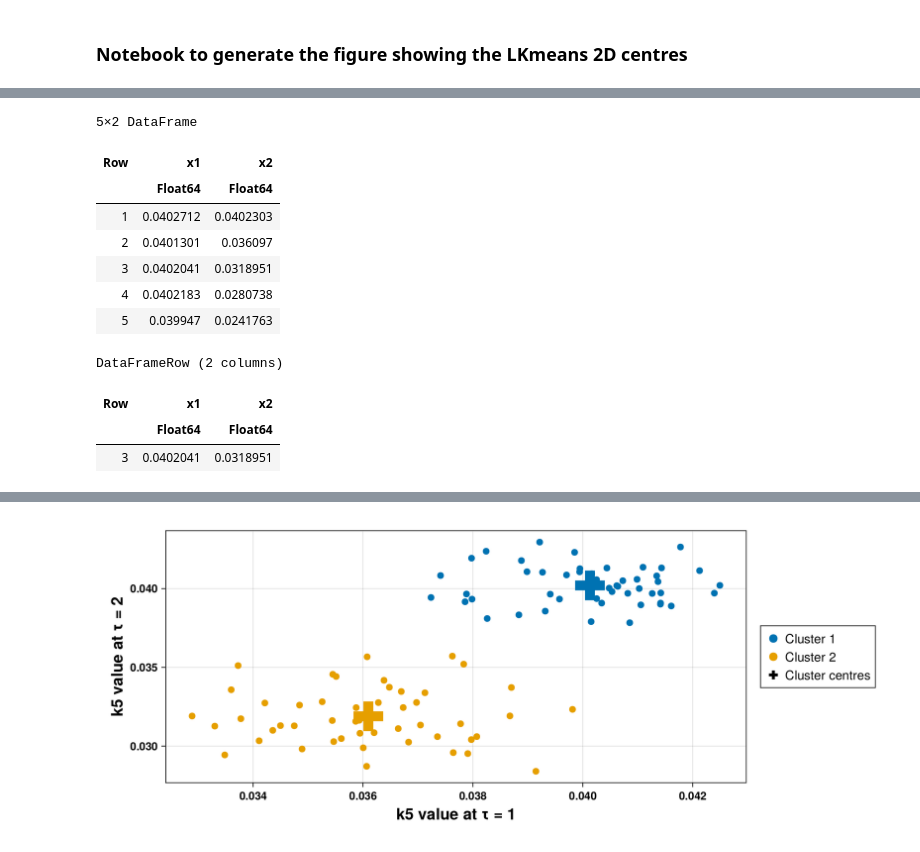
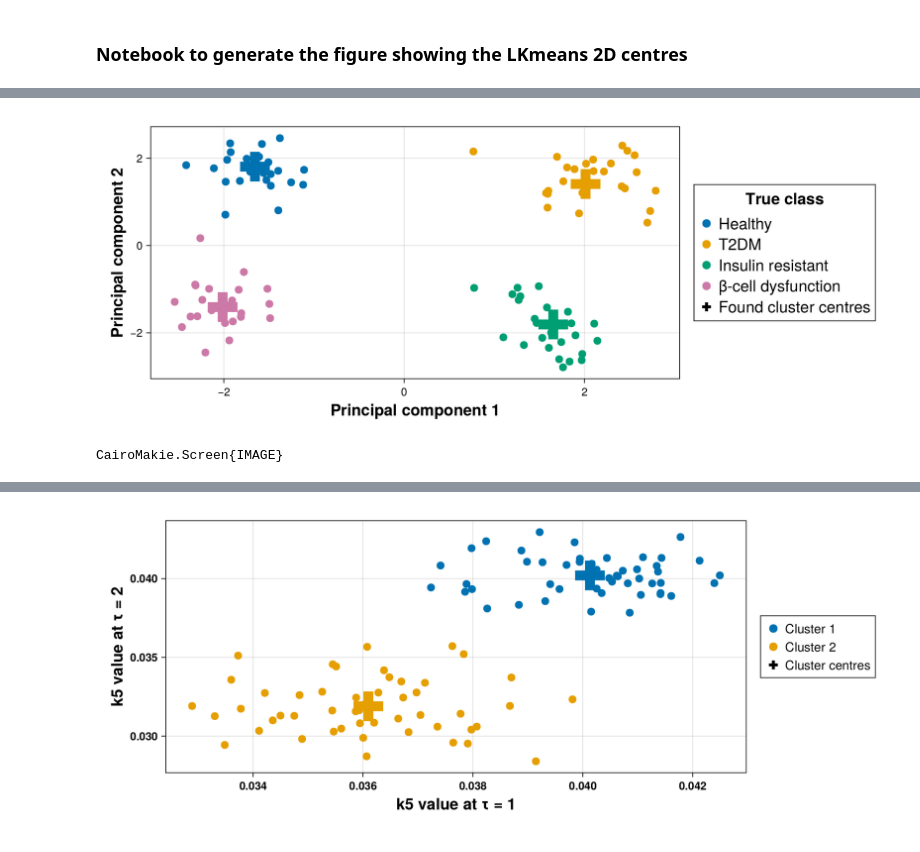
Before and after one commit to JDQuadt/EDES, a Jupyter notebook: Figures report/Results/Robustness/Visualise_LKmeans.ipynb, the cells around one changed output, grey strips where cells are left out. Saved outputs shown, nothing was run; the diff lists cells and outputs as text; code cells hidden in the pictures.

```diff
--- a/Figures report/Results/Robustness/Visualise_LKmeans.ipynb
+++ b/Figures report/Results/Robustness/Visualise_LKmeans.ipynb
@@ -8,3 +10,10 @@ using CairoMakie
 centers = CSV.read("../../Data/cluster_centers_02.csv", DataFrame)
 cluster_assignments = CSV.read("../../Data/cluster_assignments_02.csv", DataFrame)
 data = CSV.read("../../Data/cluster_data_02.csv", DataFrame);
+
+
+data_matrix_k5 = reshape(data[:, 1], 5, 100);
+data_matrix_k6 = reshape(data[:, 2], 5, 100);
+data_matrix = vcat(data_matrix_k5, data_matrix_k6);
+data_matrix_normalized = (data_matrix .- mean(data_matrix, dims=2)) ./ std(data_matrix, dims=2);
+centers_normalized = Matrix((centers .- mean(data_matrix, dims=2)) ./ std(data_matrix, dims=2))
@@ -31,18 +32,53 @@ cluster_labels
-# %%
-centers
-# %% [output]
-5×2 DataFrame
-| Row | x1 | x2 |
-|  | Float64 | Float64 |
-| 1 | 0.0402712 | 0.0402303 |
-| 2 | 0.0401301 | 0.036097 |
-| 3 | 0.0402041 | 0.0318951 |
-| 4 | 0.0402183 | 0.0280738 |
-| 5 | 0.039947 | 0.0241763 |
-# %%
-centers[3, :]
-# %% [output]
-DataFrameRow (2 columns)
-| Row | x1 | x2 |
-|  | Float64 | Float64 |
-| 3 | 0.0402041 | 0.0318951 |
+# %%
+# Perform PCA on the data matrix
+pca_model = fit(PCA, data_matrix_normalized; maxoutdim=2)
+
+# Transform the data matrix using the PCA model
+pca_transformed = MultivariateStats.transform(pca_model, data_matrix_normalized)
+centers_transformed = MultivariateStats.transform(pca_model, centers_normalized)
+
+# Extract the first two principal components
+pc1 = pca_transformed[1, :]
+pc2 = pca_transformed[2, :]
+
+# Define dummy cluster assignments if available, otherwise assign all to one cluster
+cluster_labels = cluster_assignments[:, 1]
+unique_clusters = [1,2,3,4]
+
+# Define colormap using Makie.wong_colors()
+wong_colors = Makie.wong_colors()[1:length(unique_clusters)]
+wong_colors_centres = [wong_colors[3], wong_colors[2], wong_colors[4], wong_colors[1]]
+
+# Create the figure
+fig = Figure(size = (1000, 400))
+
+# Axis for the scatter plot
+ax = Axis(fig[1, 1], xlabel = "Principal component 1", ylabel = "Principal component 2",
+          xlabelsize = 20, ylabelsize = 20, xticklabelsize = 14, yticklabelsize = 14,
+          xlabelfont = :bold, ylabelfont = :bold)
+
+# Scatter plot of PCA points coloured by cluster labels
+scatter!(ax, pc1, pc2, color=cluster_labels, colormap=wong_colors, markersize = 14)
+
+# Optional: Overlay cluster centres if available (replace center_pc1 and center_pc2 accordingly)
+center_pc1 = centers_transformed[1, :]
+center_pc2 = centers_transformed[2, :]
+scatter!(ax, center_pc1, center_pc2, markersize=50, color = wong_colors_centres, marker=:cross)
+
+# Legend for clusters
+dot_legend = [MarkerElement(color = wong_colors[i], marker = :circle, markersize = 15) for i in 1:length(unique_clusters)]
+legend_labels = vcat(["Healthy", "T2DM", "Insulin resistant", "β-cell dysfunction"])
+push!(dot_legend, MarkerElement(color = :black, marker = :cross, markersize = 15))
+push!(legend_labels, "Found cluster centres")
+
+# Add the legend
+Legend(fig[1, 2], dot_legend, legend_labels, "True class", titlesize = 20, titlefont = :bold, labelsize = 20,  titleposition = :top)
+
+# Display the figure
+display(fig)
+
+# Optionally save the plot
+save("./PCA_plot_lkmeans.png", fig)
+# %% [output]
+[figure, added]
+CairoMakie.Screen{IMAGE}
```
Also changed, not shown: parts of 6 cells of this notebook, 24 other files.
